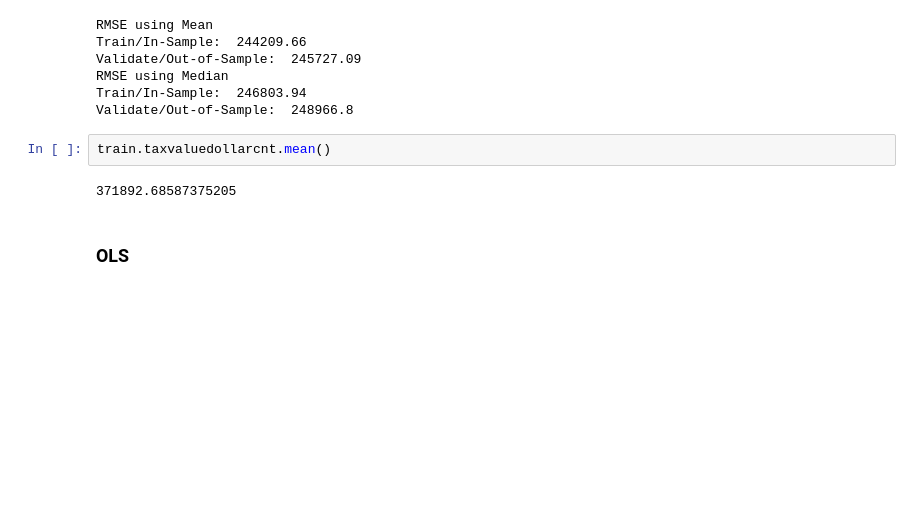
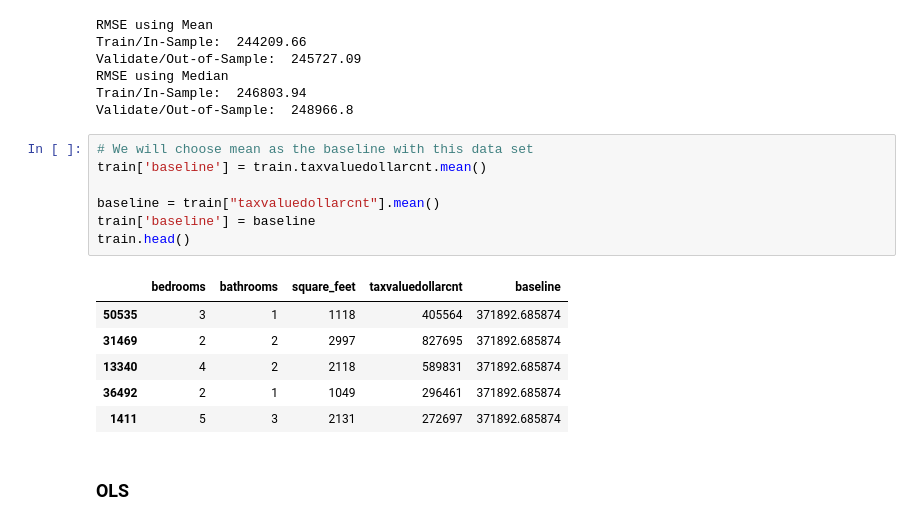
Before and after one commit to KristineCabanela/regression-project, a Jupyter notebook: regression_project.ipynb, the cells around one changed output. Cells and saved outputs as stored; diff of their text form; blank space fills up the shorter version.

```diff
--- a/regression_project.ipynb
+++ b/regression_project.ipynb
@@ -537,10 +537,20 @@ Validate/Out-of-Sample:  245727.09
 RMSE using Median
 Train/In-Sample:  246803.94
 Validate/Out-of-Sample:  248966.8
-# %%
-train.taxvaluedollarcnt.mean()
-# %% [output]
-371892.68587375205
+# %%
+# We will choose mean as the baseline with this data set
+train['baseline'] = train.taxvaluedollarcnt.mean()
+
+baseline = train["taxvaluedollarcnt"].mean()
+train['baseline'] = baseline
+train.head()
+# %% [output]
+|  | bedrooms | bathrooms | square_feet | taxvaluedollarcnt | baseline |
+| 50535 | 3 | 1 | 1118 | 405564 | 371892.685874 |
+| 31469 | 2 | 2 | 2997 | 827695 | 371892.685874 |
+| 13340 | 4 | 2 | 2118 | 589831 | 371892.685874 |
+| 36492 | 2 | 1 | 1049 | 296461 | 371892.685874 |
+| 1411 | 5 | 3 | 2131 | 272697 | 371892.685874 |
 # %% [markdown]
 ### OLS
 # %%
```
Also changed, not shown: parts of 3 cells of this notebook.
